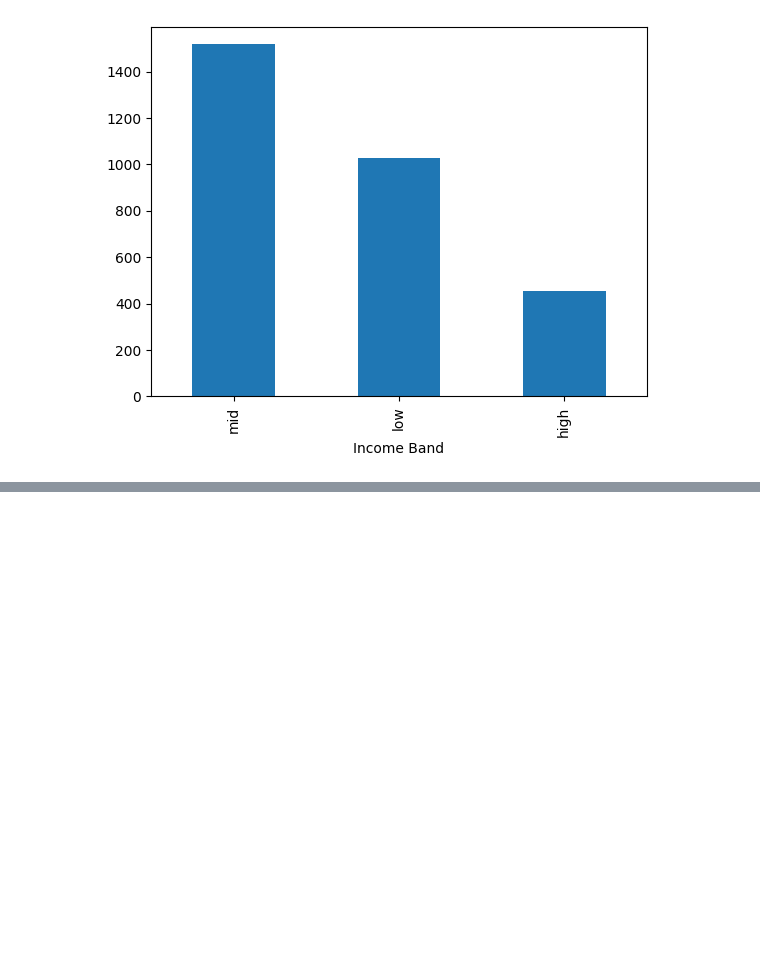
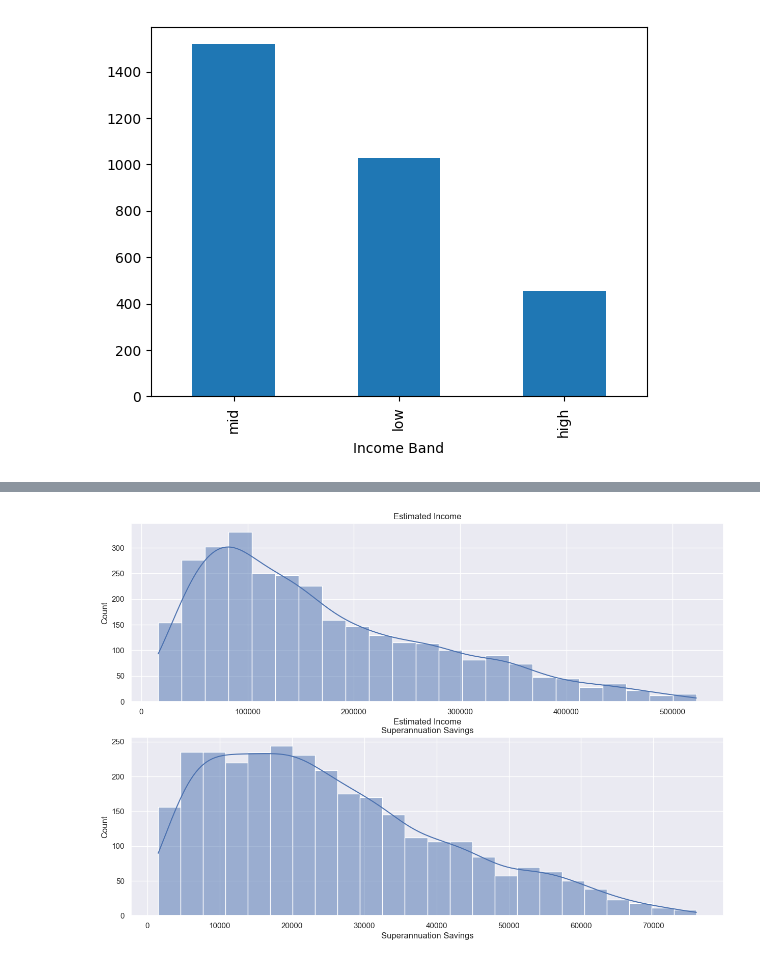
Before and after one commit to nazkisam/EndToEndDataAnalysis, a Jupyter notebook: PythonImport.ipynb, the cells around one changed output, grey strips where cells are left out. Drawn from its saved outputs; the diff is of its cells as text; code cells hidden in the pictures; blank space fills up the shorter version.

Commit message:
checking the numerical cols

```diff
--- a/PythonImport.ipynb
+++ b/PythonImport.ipynb
@@ -88,0 +65,6 @@ for i, predictor in enumerate(df[["BRId",'GenderId','IAId',"Amount of Credit Car
+# %%
+#checking the cards against the nationality
+for i,predictor in enumerate(df[["BRId",'GenderId','IAId',"Amount of Credit Cards",'Nationality','Occupation','Fee Structure','Loyalty Classification','Properties Owned','Risk Weighting','Income Band']].columns):
+
+  plt.figure(i)
+  sns.countplot(data = df,x=predictor,hue="Nationality")
@@ -88,0 +97,13 @@ for i, predictor in enumerate(df[["BRId",'GenderId','IAId',"Amount of Credit Car
+# %%
+#numeraical analysis
+numerical_cols = ['Estimated Income','Superannuation Savings']
+
+#univariate analysis and visualization.
+plt.figure(figsize = (15,10))
+for i,col in enumerate(numerical_cols):
+  plt.subplot(2,1,i+1)
+  sns.histplot(df[col],kde=True)
+  plt.title(col)
+plt.show()
+# %% [output]
+[figure, added]
```
Also changed, not shown: parts of 5 cells of this notebook.
